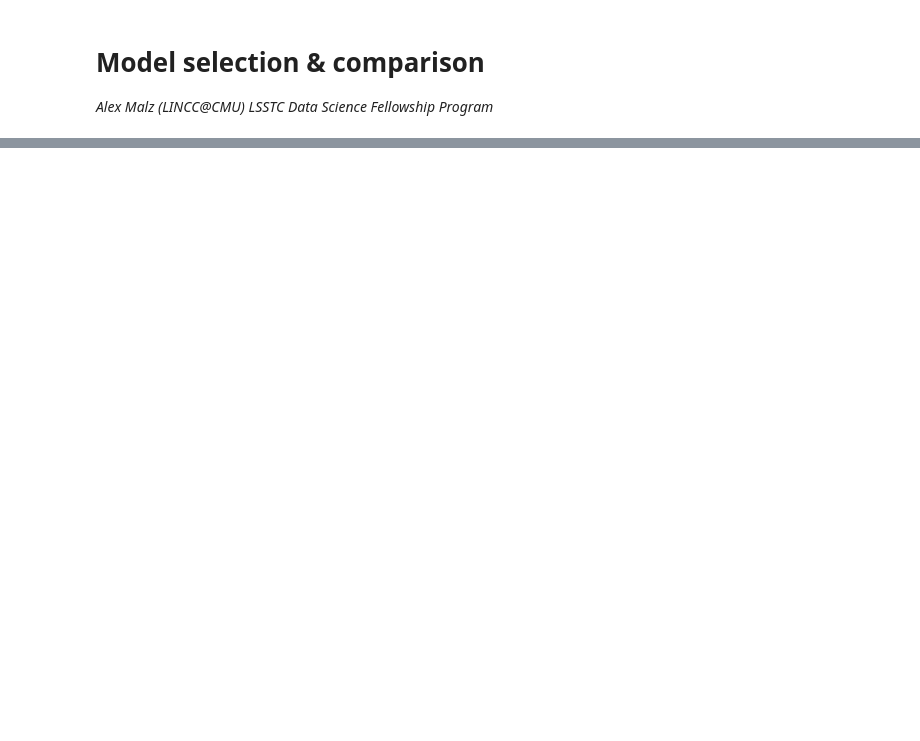
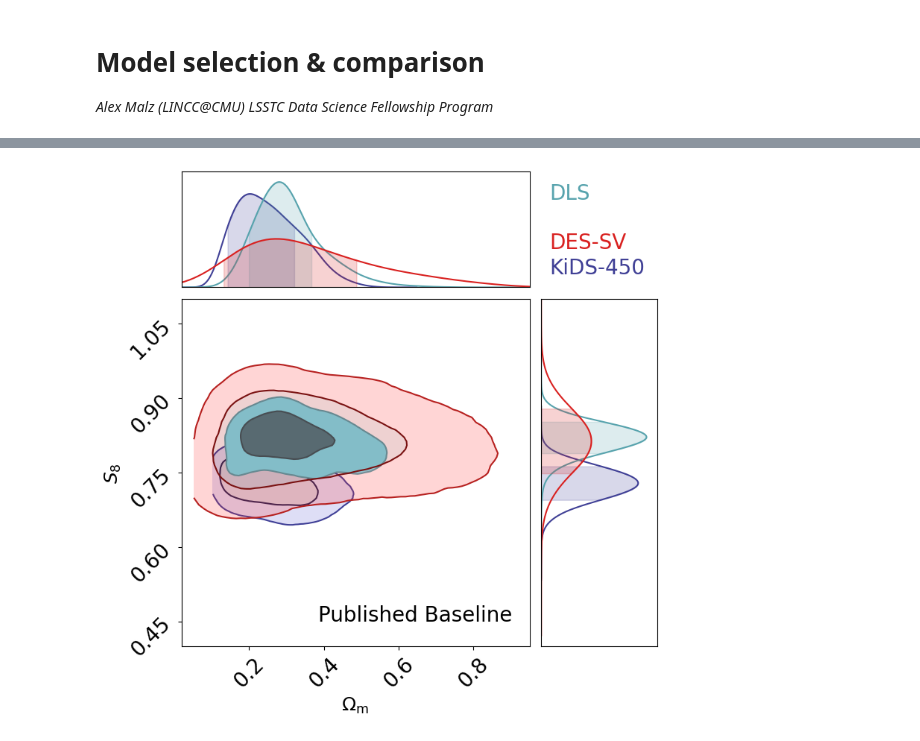
Before and after one commit to aimalz/dsfp2022, a Jupyter notebook: metrics.ipynb, the cells around one changed output, grey strips where cells are left out. Cells and saved outputs as stored; diff of their text form; code cells hidden in the pictures; blank space fills up the shorter version.

```diff
--- a/metrics.ipynb
+++ b/metrics.ipynb
@@ -204,0 +13,11 @@ In Chang+18, we technically had different data, so it wasn't entirely kosher to
+# %%
+import matplotlib as mpl
+import matplotlib.pyplot as plt
+
+import pylab as mplot
+%pylab inline
+
+mplot.rc('xtick', labelsize=16)
+mplot.rc('ytick', labelsize=16)
+
+Color = ['#404096','#57A3AD','#D92120']#,'#DEA73A']
@@ -204,0 +34,70 @@ In Chang+18, we technically had different data, so it wasn't entirely kosher to
+# %%
+def get_s8(omegam, sigma8):
+    return sigma8*np.sqrt(omegam/0.3)
+# %%
+# cfhtlens_paper = 'data/official/CFHTLenS/fiducialrun'#'../old/cfhtlens/paper/fiducialrun'
+kids_paper = 'data/official/KiDS450/kids450dir'#'../old/kids/paper/kids450dir/kids450dir'
+des_paper = 'data/official/DES/dessv_chain_reduced_v2.txt'#'../old/dessv/paper/dessv_chain_reduced_v2.txt'
+dls_paper = 'data/official/DLS/DLS_chain.txt'#'../old/dls/paper/DLS_chain.txt'
+
+data_params = []
+weights = []
+file_list = [None,#cfhtlens_paper,
+             kids_paper, des_paper, dls_paper]
+probs_pub = []
+
+# Om = np.array([])
+# s8 = np.array([])
+# ww = np.array([])
+# for i in range(8):
+#     data = np.loadtxt(file_list[0]+'_'+str(i+1)+'.txt')
+#     N = len(data)
+#     Om = np.concatenate((Om, data[int(N*0.3):,9]), axis=0)
+#     s8 = np.concatenate((s8, data[int(N*0.3):,13]), axis=0)
+#     ww = np.concatenate((ww, data[int(N*0.3):,0]), axis=0)
+# data_params.append([Om, get_s8(Om, s8)])
+# weights.append(ww)
+
+Om = np.array([])
+s8 = np.array([])
+ww = np.array([])
+for i in range(8):
+    data = np.loadtxt(file_list[1]+'_'+str(i+1)+'.txt')
+    N = len(data)
+    Om = np.concatenate((Om, data[int(N*0.3):,10]), axis=0)
+    s8 = np.concatenate((s8, data[int(N*0.3):,14]), axis=0)
+    ww = np.concatenate((ww, data[int(N*0.3):,0]), axis=0)
+data_params.append([Om, get_s8(Om, s8)])
+weights.append(ww)
+
+data = np.loadtxt(file_list[2])
+os.system("cat "+file_list[2]+" | tail -3 | head -1 | sed s/'='/' '/|awk '{print $2}'>nsample")
+nsample = int(np.loadtxt('nsample'))
+weights.append(data[-nsample:,14])
+data_params.append([data[-nsample:,0], data[-nsample:,3]*(data[-nsample:,0]/0.3)**0.5]) #12
+
+data = np.loadtxt(file_list[3])
+N = len(data)
+weights.append(data[:,0])
+data_params.append([data[:,2], data[:,3]*(data[:,2]/0.3)**0.5])
+
+data_params_published = data_params
+
+c = ChainConsumer()
+# c.add_chain(data_params[3], weights=weights[3], name='')
+c.add_chain(data_params[0], weights=weights[0], name='', parameters=[r"$\Omega_{\rm m}$", r"$S_{8}$"])
+c.add_chain(data_params[2], weights=weights[2], name='')
+c.add_chain(data_params[1], weights=weights[1], name='')
+
+c.configure(colors=Color, label_font_size=18, contour_label_font_size=20,
+            tick_font_size=20, linewidths=[1.5,1.5,1.5,1.5], sigma2d=False, shade=True,
+            kde=1.5, shade_alpha=[0.2,1,0.2,0.7], bar_shade=True, sigmas=[0,1,2])
+fig = c.plotter.plot(extents=[(0.02,0.95),(0.4,1.1)])
+mplot.text(-27,0.45,'Published Baseline', color='k', fontsize=20)
+fig.set_size_inches(4.5 + fig.get_size_inches())  # Resize fig for doco. You don't need this.
+
+mplot.text(1,1.30,'DLS', color=Color[1], fontsize=20)
+# mplot.text(1,1.25,'CFHTLenS', color=Color[0], fontsize=20)
+mplot.text(1,1.20,'DES-SV', color=Color[2], fontsize=20)
+mplot.text(1,1.15,'KiDS-450', color=Color[0], fontsize=20)
+# %% [output]
@@ -204,0 +105 @@ In Chang+18, we technically had different data, so it wasn't entirely kosher to
+[figure, added]
```
Also changed, not shown: parts of 58 cells of this notebook, 4 other files.
